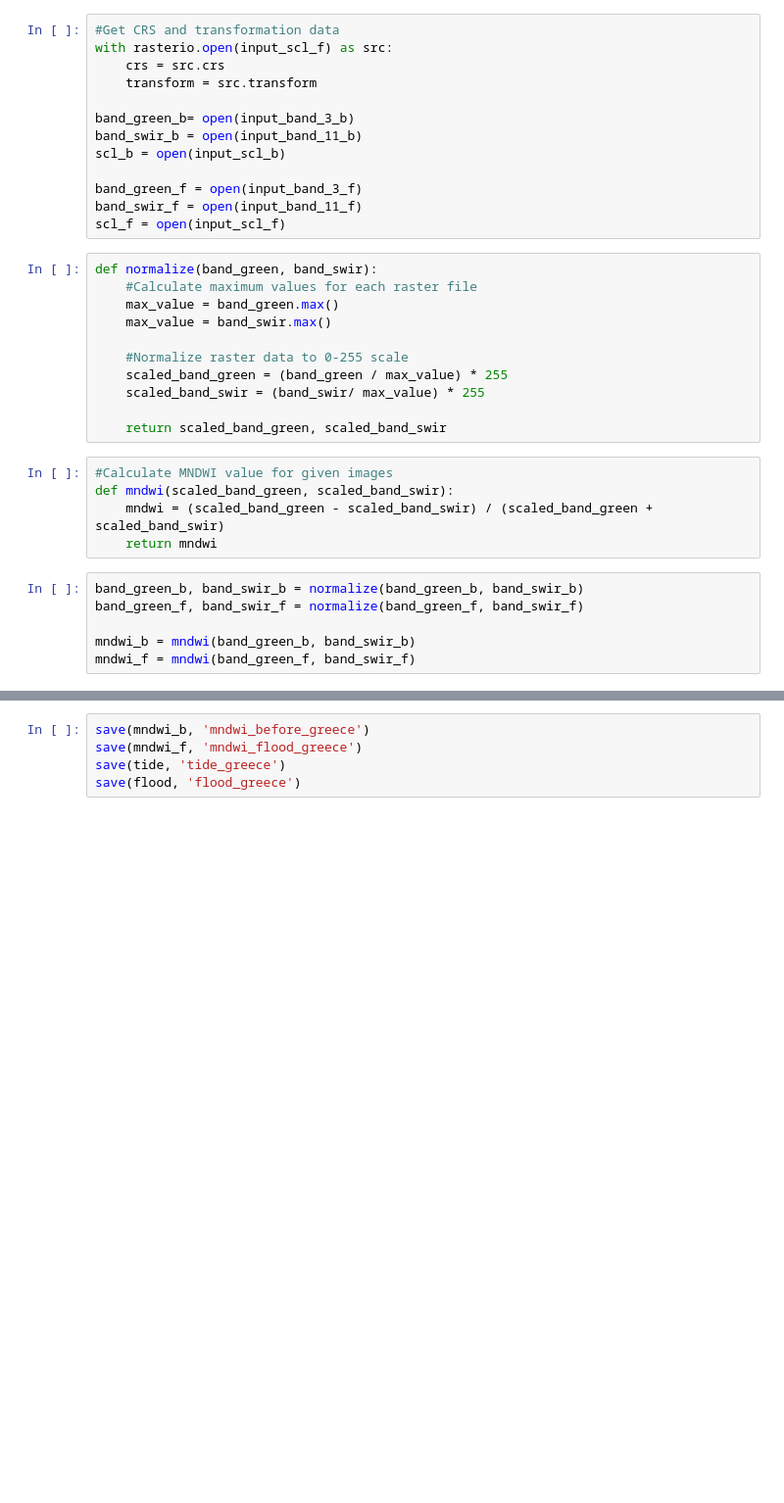
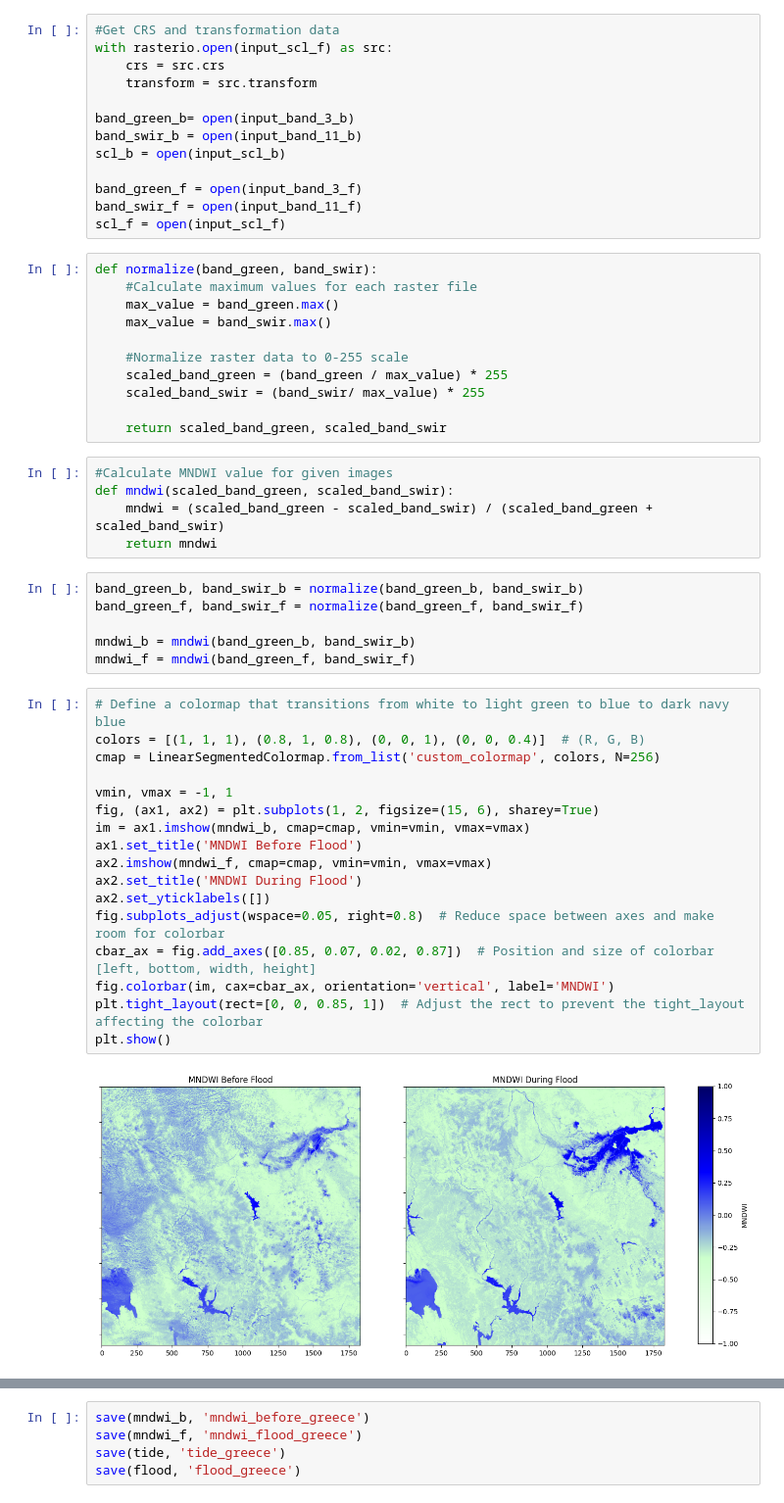
Before and after one commit to chiaramoretti/floods-data, a Jupyter notebook: floods.ipynb, the cells around one changed output, grey strips where cells are left out. Shown at 98% size. Cells and saved outputs as stored; diff of their text form; blank space fills up the shorter version.

```diff
--- a/floods.ipynb
+++ b/floods.ipynb
@@ -52,3 +104,22 @@ band_green_f, band_swir_f = normalize(band_green_f, band_swir_f)
 
 mndwi_b = mndwi(band_green_b, band_swir_b)
 mndwi_f = mndwi(band_green_f, band_swir_f)
+# %%
+# Define a colormap that transitions from white to light green to blue to dark navy blue
+colors = [(1, 1, 1), (0.8, 1, 0.8), (0, 0, 1), (0, 0, 0.4)]  # (R, G, B)
+cmap = LinearSegmentedColormap.from_list('custom_colormap', colors, N=256)
+
+vmin, vmax = -1, 1
+fig, (ax1, ax2) = plt.subplots(1, 2, figsize=(15, 6), sharey=True)
+im = ax1.imshow(mndwi_b, cmap=cmap, vmin=vmin, vmax=vmax)
+ax1.set_title('MNDWI Before Flood')
+ax2.imshow(mndwi_f, cmap=cmap, vmin=vmin, vmax=vmax)
+ax2.set_title('MNDWI During Flood')
+ax2.set_yticklabels([])
+fig.subplots_adjust(wspace=0.05, right=0.8)  # Reduce space between axes and make room for colorbar
+cbar_ax = fig.add_axes([0.85, 0.07, 0.02, 0.87])  # Position and size of colorbar [left, bottom, width, height]
+fig.colorbar(im, cax=cbar_ax, orientation='vertical', label='MNDWI')
+plt.tight_layout(rect=[0, 0, 0.85, 1])  # Adjust the rect to prevent the tight_layout affecting the colorbar
+plt.show()
+# %% [output]
+[figure, added]
```
Also changed, not shown: parts of 10 cells of this notebook.
